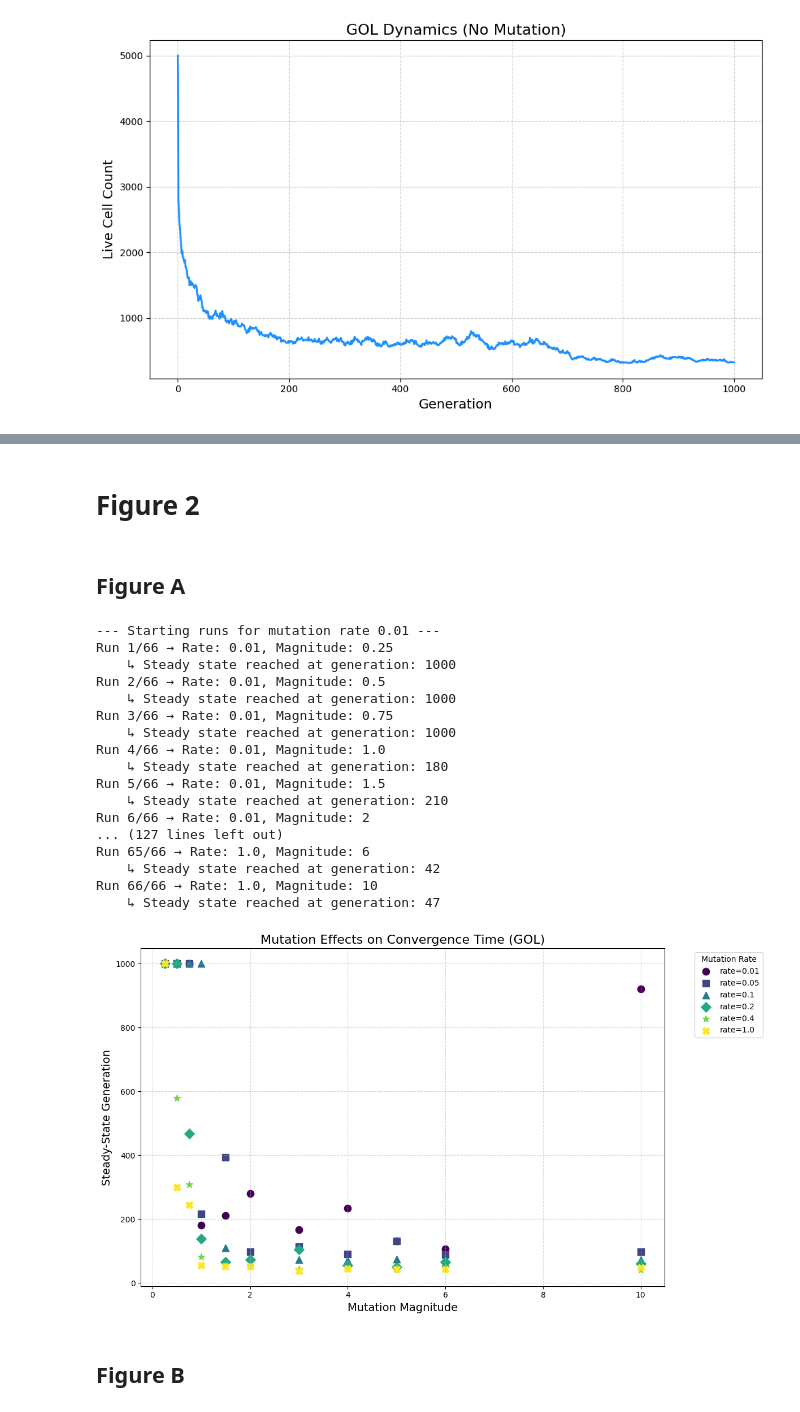
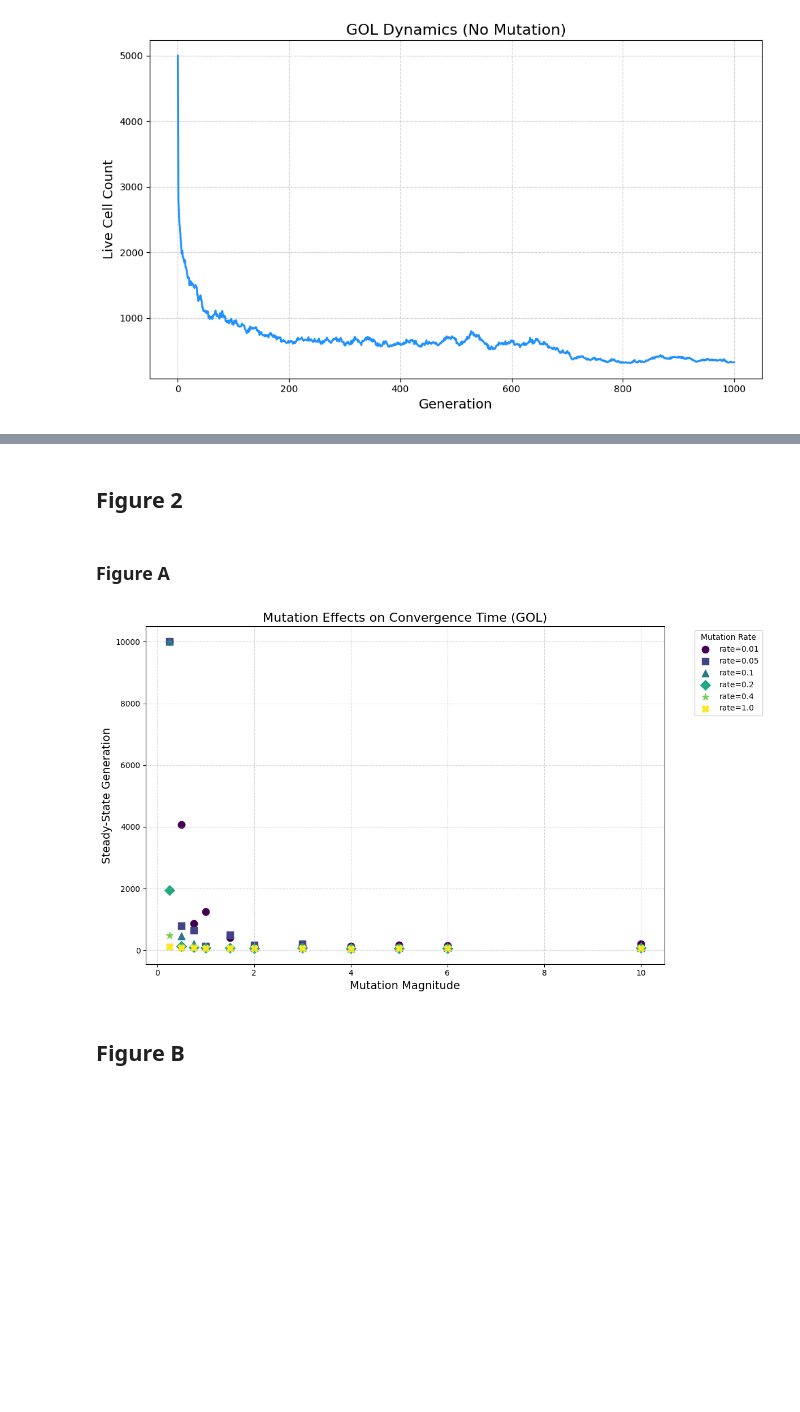
Before and after one commit to arpi5191/Modeling-Somatic-Evolution-A-Cellular-Automata-Approach-Inspired-by-Conway-s-Game-of-Life, a Jupyter notebook: GoL.ipynb, the cells around one changed output, grey strips where cells are left out. Saved outputs shown, nothing was run; the diff lists cells and outputs as text; code cells hidden in the pictures; blank space fills up the shorter version.

```diff
--- a/GoL.ipynb
+++ b/GoL.ipynb
@@ -123,77 +191,28 @@ plt.show()
 # %% [markdown]
-# Figure 2
+## Figure 2
 # %% [markdown]
-## Figure A
+### Figure A
 # %%
-# Import packages
-from mutation_functions import play_game_of_life_with_mutation
-from io_utils import read_board_from_file
-import matplotlib.pyplot as plt
-import numpy as np
-
-# Parameters
-mutation_rates = [0.01, 0.05, 0.1, 0.2, 0.4, 1.0]
-mutation_magnitudes = [0.25, 0.5, 0.75, 1.0, 1.5, 2, 3, 4, 5, 6, 10]
-initial_board = read_board_from_file("boards/random.csv")
-
-# Store results: (mutation_rate, mutation_magnitude, steady_state_gen)
-results = []
-
-# Find the total number of runs
-total_runs = len(mutation_rates) * len(mutation_magnitudes)
-run_count = 1
-
-# Iterate through the mutation rates
-for rate in mutation_rates:
-    print(f"\n--- Starting runs for mutation rate {rate} ---")
-    # Iterate through the mutation magnitudes
-    for mag in mutation_magnitudes:
-        print(f"Run {run_count}/{total_runs} → Rate: {rate}, Magnitude: {mag}")
-        # Run the simulation
-        gen, _, _ = play_game_of_life_with_mutation(initial_board, num_gens=1000,
-                                                          mutation_rate=rate, mutation_magnitude=mag)
-        print(f"    ↳ Steady state reached at generation: {gen}")
-        # Store the result
-        results.append((rate, mag, gen))
-        run_count += 1
-
 # Plotting
 colors = plt.cm.viridis(np.linspace(0, 1, len(mutation_rates)))
 markers = ['o', 's', '^', 'D', '*', 'X', 'P']
 
 plt.figure(figsize=(12, 7))
 for i, rate in enumerate(mutation_rates):
-    xs = [mag for r, mag, gen in results if r == rate]
-    ys = [gen for r, mag, gen in results if r == rate]
+    xs = [mag for r, mag, gen in generations if r == rate]
+    ys = [gen for r, mag, gen in generations if r == rate]
     plt.scatter(xs, ys, color=colors[i], marker=markers[i], label=f"rate={rate}", s=80)
 
 plt.xlabel("Mutation Magnitude", fontsize=14)
 plt.ylabel("Steady-State Generation", fontsize=14)
 plt.title("Mutation Effects on Convergence Time (GOL)", fontsize=16)
 plt.legend(title="Mutation Rate", bbox_to_anchor=(1.05, 1), loc='upper left')
 plt.grid(True, linestyle='--', alpha=0.5)
 plt.tight_layout()
 plt.savefig("output/mutation_vs_steady_state.png")
 plt.show()
 # %% [output]
---- Starting runs for mutation rate 0.01 ---
-Run 1/66 → Rate: 0.01, Magnitude: 0.25
-    ↳ Steady state reached at generation: 1000
-Run 2/66 → Rate: 0.01, Magnitude: 0.5
-    ↳ Steady state reached at generation: 1000
-Run 3/66 → Rate: 0.01, Magnitude: 0.75
-    ↳ Steady state reached at generation: 1000
-Run 4/66 → Rate: 0.01, Magnitude: 1.0
-    ↳ Steady state reached at generation: 180
-Run 5/66 → Rate: 0.01, Magnitude: 1.5
-    ↳ Steady state reached at generation: 210
-Run 6/66 → Rate: 0.01, Magnitude: 2
-... (127 lines left out)
-Run 65/66 → Rate: 1.0, Magnitude: 6
-    ↳ Steady state reached at generation: 42
-Run 66/66 → Rate: 1.0, Magnitude: 10
-    ↳ Steady state reached at generation: 47
-[figure, old version]
+[figure, new version]
 # %% [markdown]
 ## Figure B
 # %%
```
Also changed, not shown: parts of 13 cells of this notebook, 1 other file.
